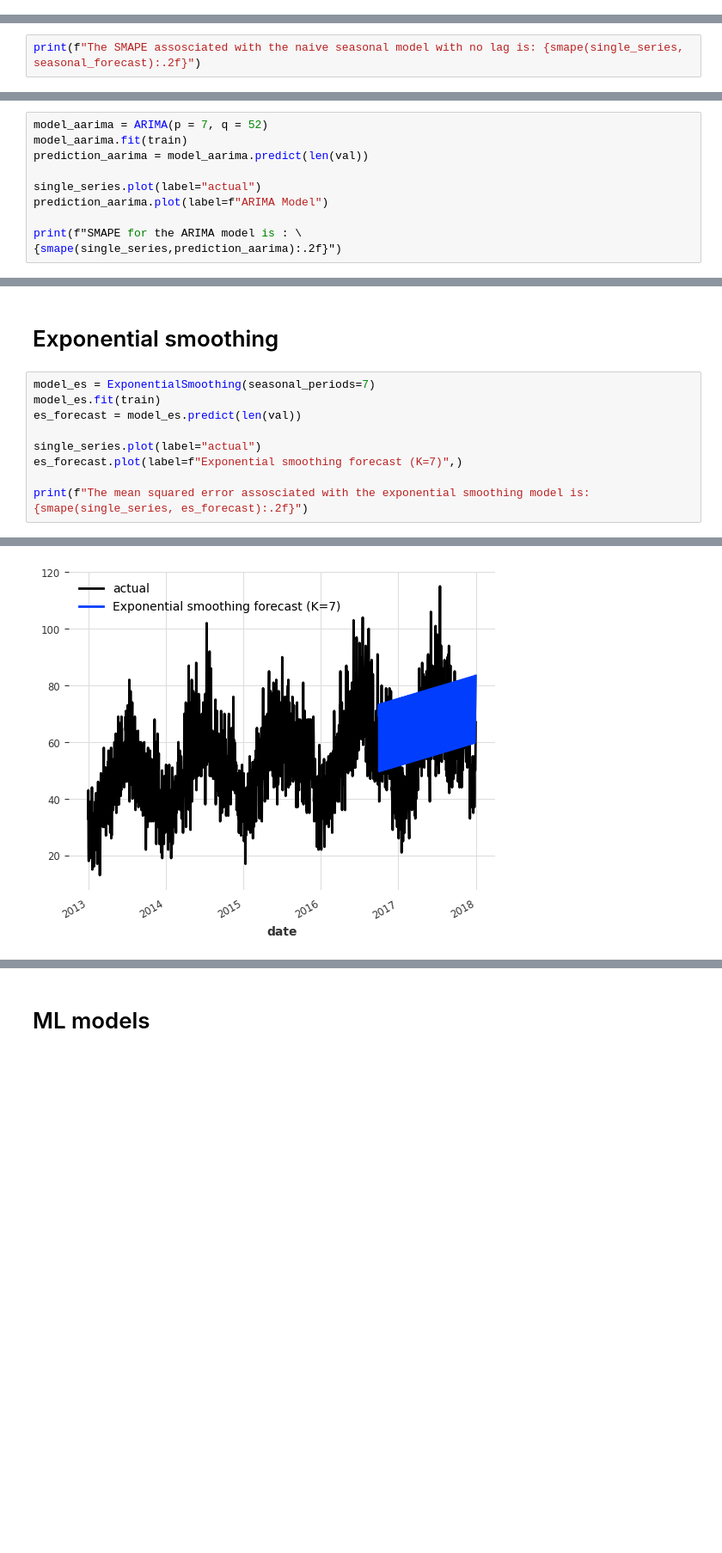
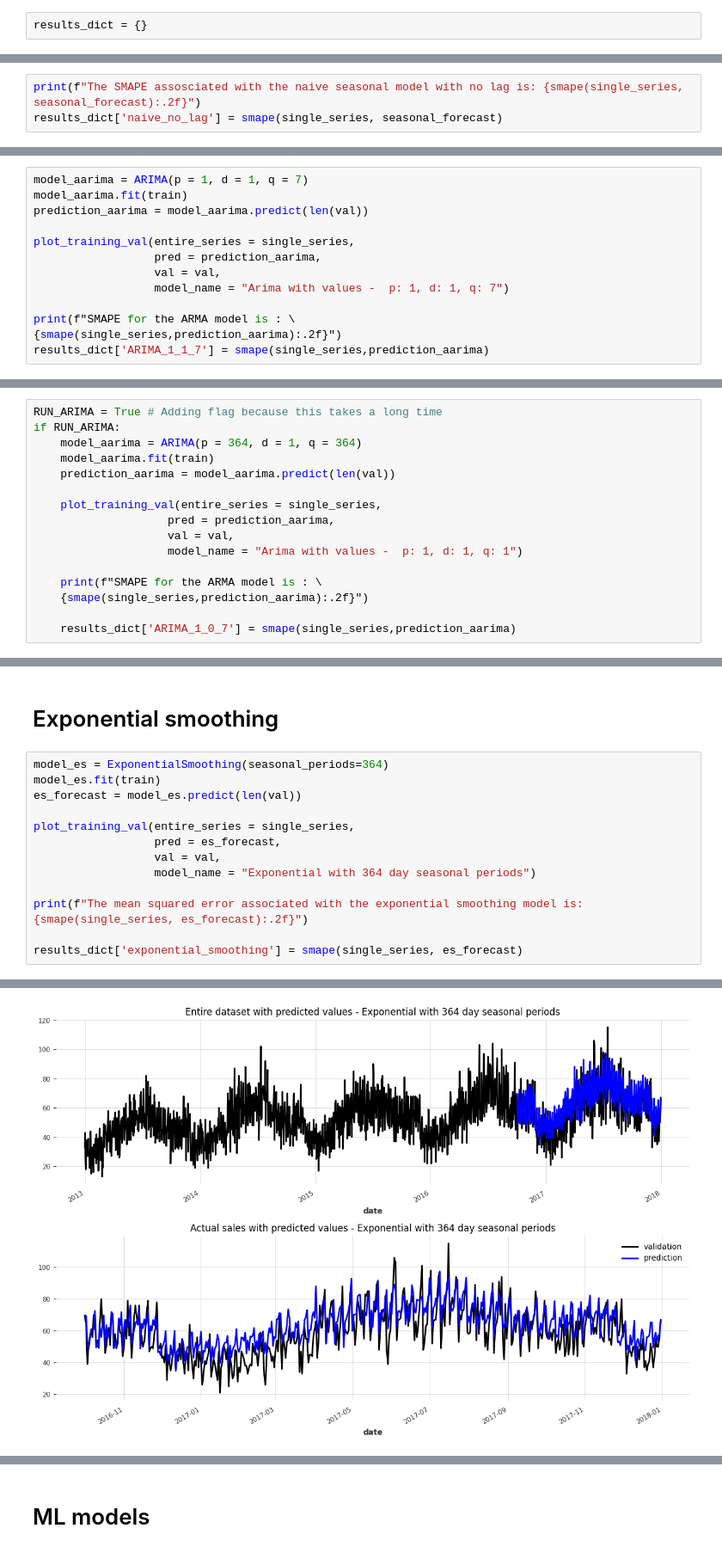
Before and after one commit to jmoro0408/Sales-Forecasting, a Jupyter notebook: notebooks/2.0 - Darts Modelling.ipynb, the cells around one changed output, grey strips where cells are left out. Shown at 86% size. Cells and saved outputs as stored; diff of their text form; blank space fills up the shorter version.

```diff
--- a/notebooks/2.0 - Darts Modelling.ipynb
+++ b/notebooks/2.0 - Darts Modelling.ipynb
@@ -139,3 +177,5 @@ val.plot(label="validation")
+# %%
+results_dict = {}
 # %% [markdown]
 First we'll test a naive seasonal model.
 This is useful to get an idea of the bare minimum accuracy that one could expect. For example, the NaiveSeasonal(K) model always “repeats” the value that occured K time steps ago.
@@ -155,5 +199,6 @@ seasonal_forecast.plot(label=f"naive forecast (K={LAG})",)
 For this basic model I'm going to use symmetric Mean Absolute Percentage Error (SMAPE), as this is the metric used in the original kaggle competition.
 # %%
 print(f"The SMAPE assosciated with the naive seasonal model with no lag is: {smape(single_series, seasonal_forecast):.2f}")
+results_dict['naive_no_lag'] = smape(single_series, seasonal_forecast)
 # %% [output]
 The SMAPE assosciated with the naive seasonal model with no lag is: 24.73
@@ -202,11 +278,14 @@ As predicted by the acf and pacf plots, the data is stationary with periodicity
 # %%
-model_aarima = ARIMA(p = 7, q = 52)
+model_aarima = ARIMA(p = 1, d = 1, q = 7)
 model_aarima.fit(train)
 prediction_aarima = model_aarima.predict(len(val))
 
-single_series.plot(label="actual")
-prediction_aarima.plot(label=f"ARIMA Model")
+plot_training_val(entire_series = single_series,
+                  pred = prediction_aarima,
+                  val = val,
+                  model_name = "Arima with values -  p: 1, d: 1, q: 7")
 
-print(f"SMAPE for the ARIMA model is : \
+print(f"SMAPE for the ARMA model is : \
 {smape(single_series,prediction_aarima):.2f}")
+results_dict['ARIMA_1_1_7'] = smape(single_series,prediction_aarima)
 # %% [output]
@@ -216,0 +301,16 @@ The SMAPE value is higher and the ARIMA model doesnt seem to have captured the d
+# %%
+RUN_ARIMA = True # Adding flag because this takes a long time
+if RUN_ARIMA:
+    model_aarima = ARIMA(p = 364, d = 1, q = 364)
+    model_aarima.fit(train)
+    prediction_aarima = model_aarima.predict(len(val))
+
+    plot_training_val(entire_series = single_series,
+                    pred = prediction_aarima,
+                    val = val,
+                    model_name = "Arima with values -  p: 1, d: 1, q: 1")
+
+    print(f"SMAPE for the ARMA model is : \
+    {smape(single_series,prediction_aarima):.2f}")
+
+    results_dict['ARIMA_1_0_7'] = smape(single_series,prediction_aarima)
@@ -217,12 +322,16 @@ The SMAPE value is higher and the ARIMA model doesnt seem to have captured the d
 # %% [markdown]
 # Exponential smoothing
 # %%
-model_es = ExponentialSmoothing(seasonal_periods=7)
+model_es = ExponentialSmoothing(seasonal_periods=364)
 model_es.fit(train)
 es_forecast = model_es.predict(len(val))
 
-single_series.plot(label="actual")
-es_forecast.plot(label=f"Exponential smoothing forecast (K=7)",)
+plot_training_val(entire_series = single_series,
+                  pred = es_forecast,
+                  val = val,
+                  model_name = "Exponential with 364 day seasonal periods")
 
-print(f"The mean squared error assosciated with the exponential smoothing model is: {smape(single_series, es_forecast):.2f}")
+print(f"The mean squared error associated with the exponential smoothing model is: {smape(single_series, es_forecast):.2f}")
+
+results_dict['exponential_smoothing'] = smape(single_series, es_forecast)
 # %% [output]
@@ -230 +340 @@ The mean squared error assosciated with the exponential smoothing model is: 21.3
-[figure, old version]
+[figure, new version]
```
Also changed, not shown: parts of 49 cells of this notebook.
